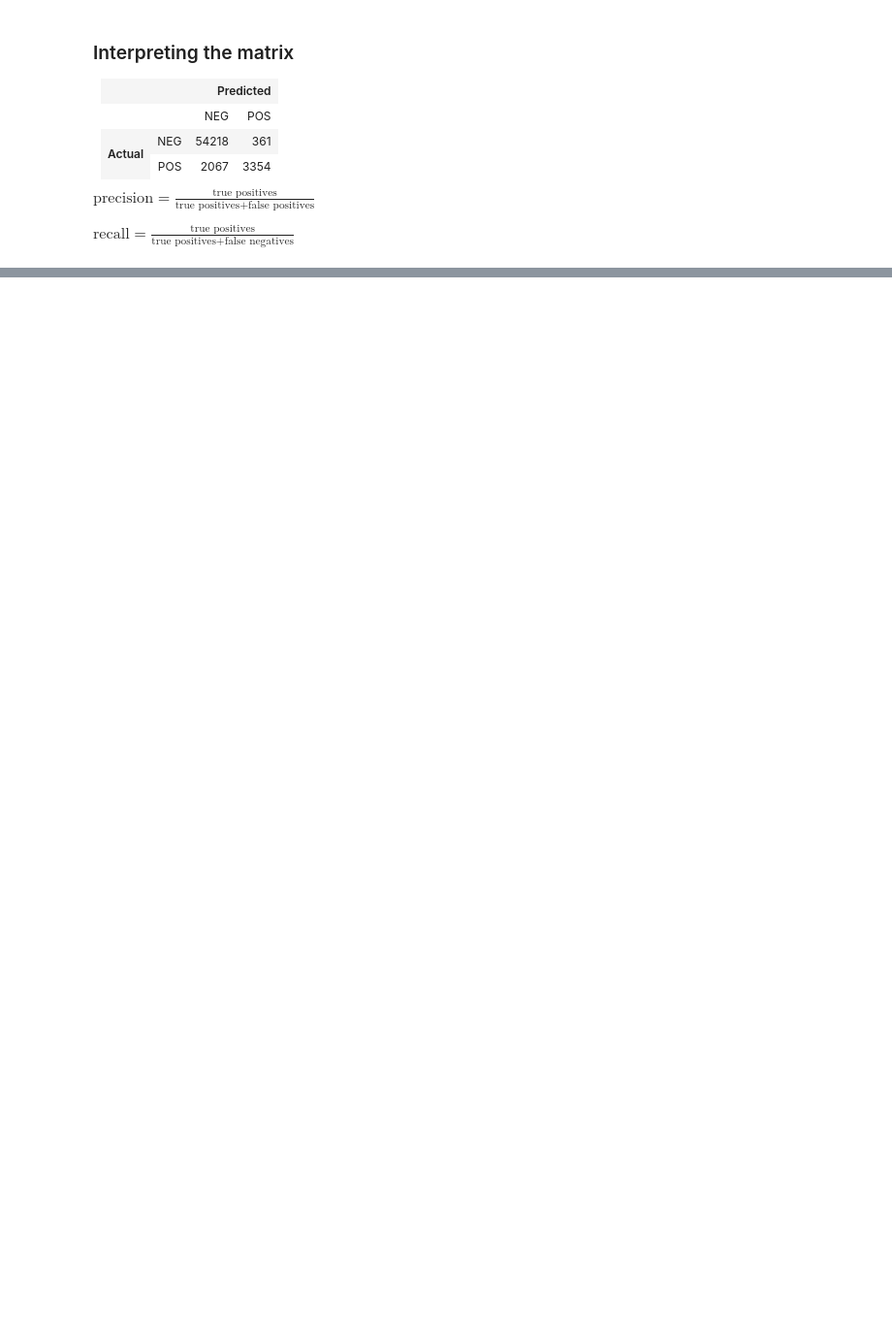
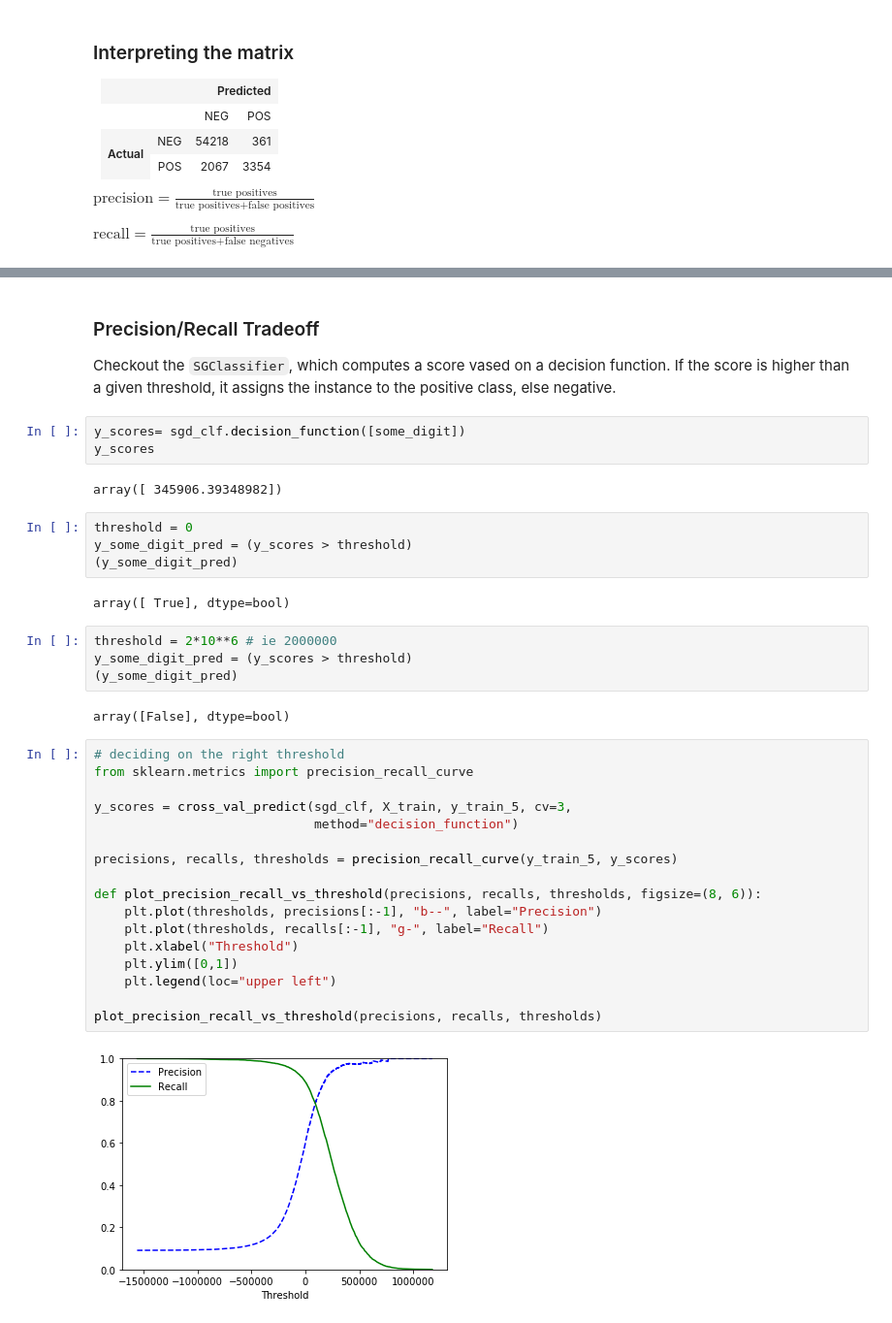
Before and after one commit to stberg3/mtg_scrape, a Jupyter notebook: ML_tutorials/Classification.ipynb, the cells around one changed output, grey strips where cells are left out. Shown: that part at 97% size. Saved outputs shown, nothing was run; the diff lists cells and outputs as text; blank space fills up the shorter version.

```diff
--- a/ML_tutorials/Classification.ipynb
+++ b/ML_tutorials/Classification.ipynb
@@ -147,0 +155,39 @@ f1_score(y_train_5, y_train_pred)
+# %% [markdown]
+### Precision/Recall Tradeoff
+Checkout the `SGClassifier`, which computes a score vased on a <emph>decision function</emph>. If the score is higher than a given threshold, it assigns the instance to the positive class, else negative.
+# %%
+y_scores= sgd_clf.decision_function([some_digit])
+y_scores
+# %% [output]
+array([ 345906.39348982])
+# %%
+threshold = 0
+y_some_digit_pred = (y_scores > threshold)
+(y_some_digit_pred)
+# %% [output]
+array([ True], dtype=bool)
+# %%
+threshold = 2*10**6 # ie 2000000
+y_some_digit_pred = (y_scores > threshold)
+(y_some_digit_pred)
+# %% [output]
+array([False], dtype=bool)
+# %%
+# deciding on the right threshold
+from sklearn.metrics import precision_recall_curve
+
+y_scores = cross_val_predict(sgd_clf, X_train, y_train_5, cv=3,
+                             method="decision_function")
+
+precisions, recalls, thresholds = precision_recall_curve(y_train_5, y_scores)
+
+def plot_precision_recall_vs_threshold(precisions, recalls, thresholds, figsize=(8, 6)):
+    plt.plot(thresholds, precisions[:-1], "b--", label="Precision")
+    plt.plot(thresholds, recalls[:-1], "g-", label="Recall")
+    plt.xlabel("Threshold")
+    plt.ylim([0,1])
+    plt.legend(loc="upper left")
+
+plot_precision_recall_vs_threshold(precisions, recalls, thresholds)
+# %% [output]
+[figure, added]
```
Also changed, not shown: parts of 28 cells of this notebook.
